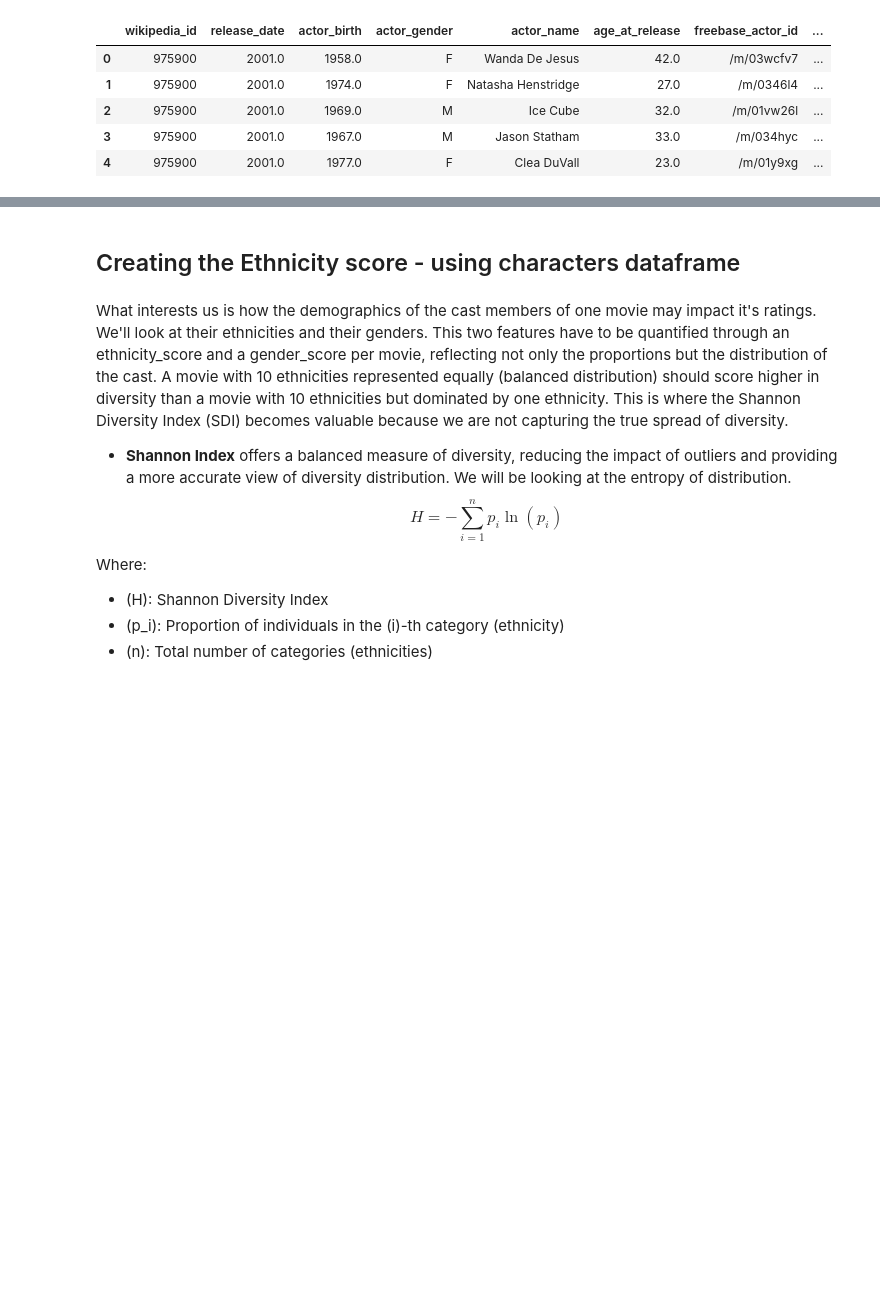
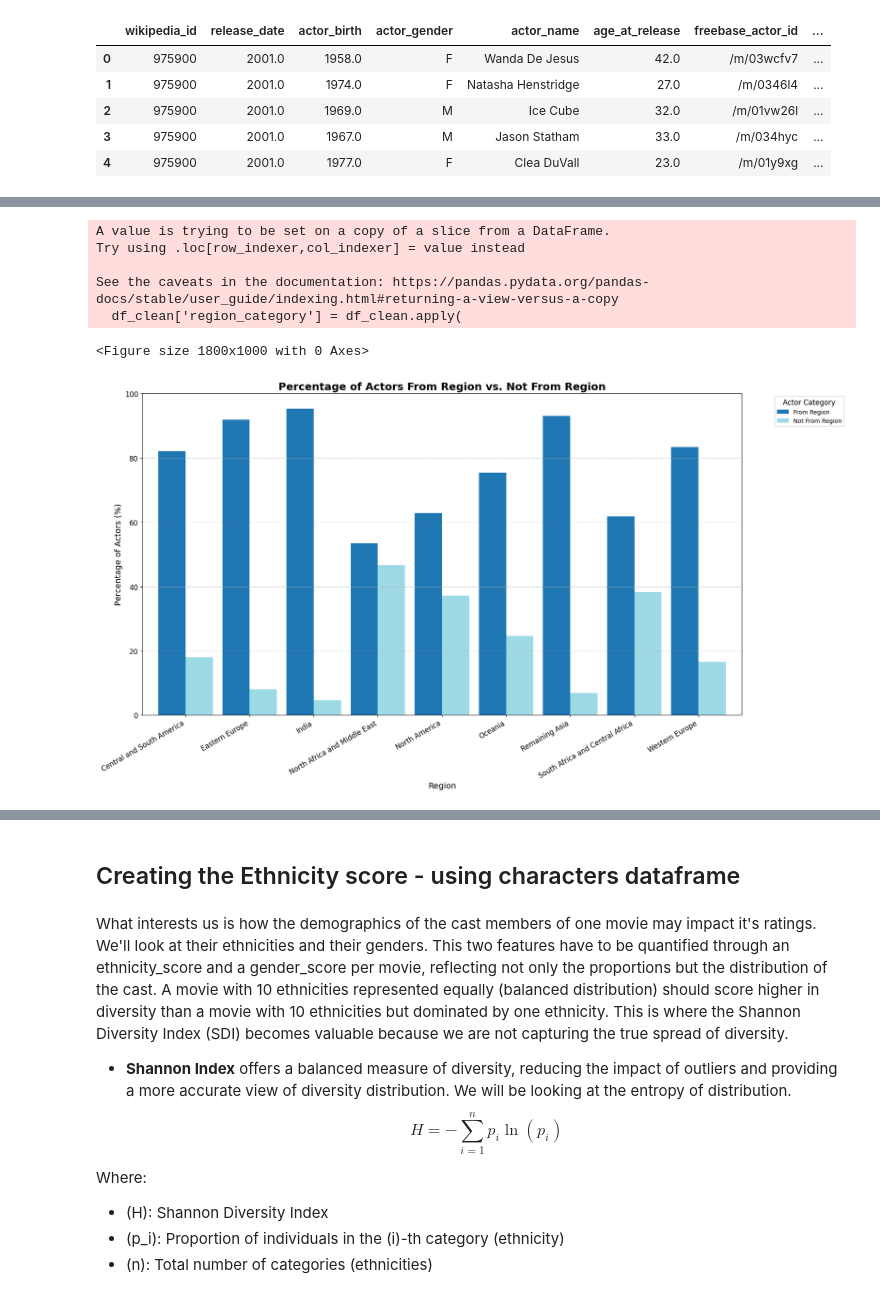
Before and after one commit to epfl-ada/ada-2024-project-majcj2024, a Jupyter notebook: results_meriam.ipynb, the cells around one changed output, grey strips where cells are left out. Saved outputs shown, nothing was run; the diff lists cells and outputs as text; code cells hidden in the pictures; blank space fills up the shorter version.

```diff
--- a/results_meriam.ipynb
+++ b/results_meriam.ipynb
@@ -175,2 +147,8 @@ There are 11896 unique movies in our movies dataset that have ratings given by t
+# %%
+# IMDB references in df_ratings_imdb_id are formatted differently than in df_movies_tmdb
+df_ratings_imdb['tconst'] = df_ratings_imdb['tconst'].apply(cleaning.clean_imdb)
+
+# giving movie metadata ratings from imdb mean ratings using tmdb as linker as it has imdb ids of movies
+df_movies_ratings_imdb = pd.merge(df_movies_tmdb, df_ratings_imdb, left_on='imdb_id', right_on='tconst')
 # %%
 # dropping many useless columns
@@ -699,0 +682,70 @@ plt.show()
+# %%
+# Explode the 'actor_ethnicity' column to ensure one value per row
+df_characters_region_ethnicity_exploded = df_characters_region_ethnicity.explode('actor_ethnicity')
+
+# Map using the region_mapping dictionary
+region_mapping = {
+    'Asia': 'Remaining Asia',
+    'Australian': 'Oceania',
+    'Caribbean/Native North Americans': 'North America',
+    'Latin America': 'Central and South America',
+    'East European': 'Eastern Europe',
+    'India': 'India',
+    'MENA': 'North Africa and Middle East',
+    'North Americans': 'North America',
+    'South and Central African': 'South Africa and Central Africa',
+    'West European': 'Western Europe',
+
+}
+
+# Map the exploded ethnicity to standardized regions
+df_characters_region_ethnicity_exploded['mapped_region'] = df_characters_region_ethnicity_exploded['actor_ethnicity'].map(region_mapping)
+
+# Drop rows where mapping fails (unmatched regions)
+df_clean = df_characters_region_ethnicity_exploded.dropna(subset=['mapped_region'])
+
+# Classify as 'From Region' or 'Not From Region'
+df_clean['region_category'] = df_clean.apply(
+    lambda row: 'From Region' if row['region'] == row['mapped_region'] else 'Not From Region', axis=1
+)
+
+# Group by 'region' and 'region_category' to count actors
+region_category_counts = df_clean.groupby(['region', 'region_category']).size().unstack(fill_value=0)
+
+# Convert counts to percentages
+region_category_percent = region_category_counts.div(region_category_counts.sum(axis=1), axis=0) * 100
+
+# Plot grouped bar chart for From Region vs. Not From Region
+plt.figure(figsize=(18, 10))
+
+# Unstack the data to prepare for grouped bar plotting
+region_category_counts_unstacked = region_category_percent.unstack().reset_index()
+region_category_counts_unstacked.columns = ['Category', 'Region', 'Percentage']
+
+# Pivot data to get Categories as columns (grouped bar structure)
+grouped_data = region_category_counts_unstacked.pivot(index='Region', columns='Category', values='Percentage')
+
+# Plot the grouped bar chart
+grouped_data.plot(kind='bar', colormap='tab20', width=0.85, figsize=(18, 10))
+
+plt.title("Percentage of Actors From Region vs. Not From Region", fontsize=18, fontweight='bold')
+plt.xlabel("Region", fontsize=14)
+plt.ylabel("Percentage of Actors (%)", fontsize=14)
+
+plt.xticks(rotation=30, ha="right", fontsize=12)
+plt.yticks(fontsize=12)
+
+plt.legend(title="Actor Category", bbox_to_anchor=(1.05, 1), loc='upper left', fontsize=10, title_fontsize=12)
+
+plt.grid(axis='y', linestyle='--', alpha=0.7)
+
+plt.tight_layout()
+plt.show()
+# %% [output]
+A value is trying to be set on a copy of a slice from a DataFrame.
+Try using .loc[row_indexer,col_indexer] = value instead
+
+See the caveats in the documentation: https://pandas.pydata.org/pandas-docs/stable/user_guide/indexing.html#returning-a-view-versus-a-copy
+  df_clean['region_category'] = df_clean.apply(
+<Figure size 1800x1000 with 0 Axes>
+[figure, added]
```
Also changed, not shown: parts of 129 cells of this notebook.
